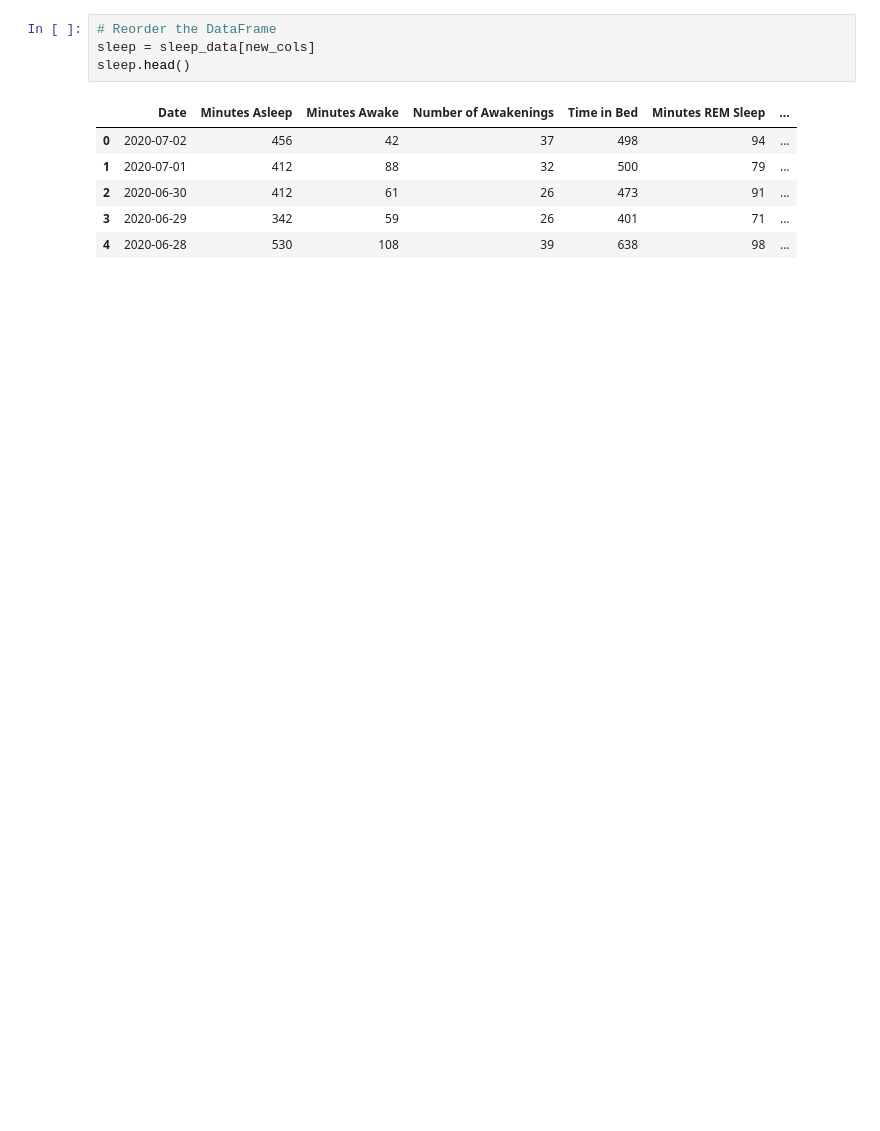
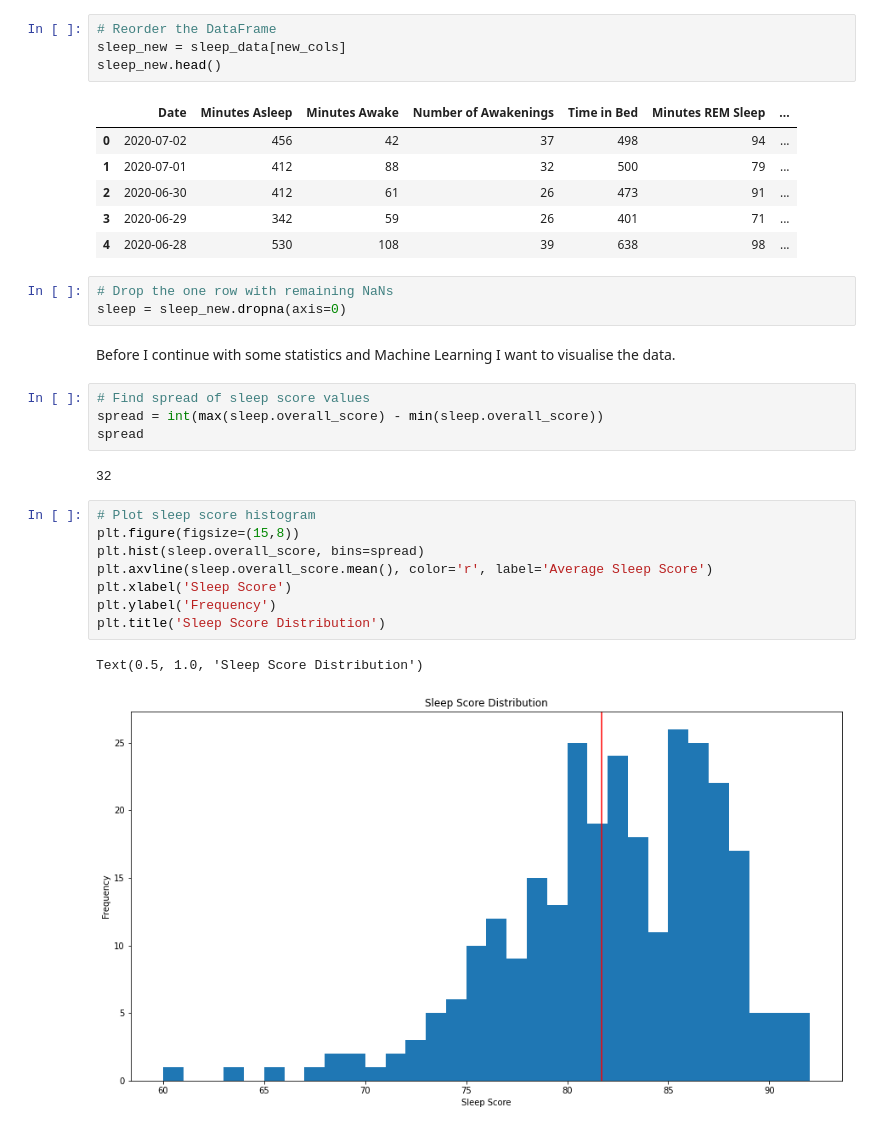
Before and after one commit to JoBe10/Fitbit-Sleep-Score, a Jupyter notebook: Sleep_Scores/Sleep_Score_Deconstruction.ipynb, the cells around one changed output. Drawn from its saved outputs; the diff is of its cells as text; blank space fills up the shorter version.

```diff
--- a/Sleep_Scores/Sleep_Score_Deconstruction.ipynb
+++ b/Sleep_Scores/Sleep_Score_Deconstruction.ipynb
@@ -154,8 +157,8 @@ new_cols
  'restlessness']
 # %%
 # Reorder the DataFrame
-sleep = sleep_data[new_cols]
-sleep.head()
+sleep_new = sleep_data[new_cols]
+sleep_new.head()
 # %% [output]
 |  | Date | Minutes Asleep | Minutes Awake | Number of Awakenings | Time in Bed | Minutes REM Sleep | ... |
 | 0 | 2020-07-02 | 456 | 42 | 37 | 498 | 94 | ... |
@@ -163,3 +166,25 @@ sleep.head()
 | 2 | 2020-06-30 | 412 | 61 | 26 | 473 | 91 | ... |
 | 3 | 2020-06-29 | 342 | 59 | 26 | 401 | 71 | ... |
 | 4 | 2020-06-28 | 530 | 108 | 39 | 638 | 98 | ... |
+# %%
+# Drop the one row with remaining NaNs
+sleep = sleep_new.dropna(axis=0)
+# %% [markdown]
+Before I continue with some statistics and Machine Learning I want to visualise the data.
+# %%
+# Find spread of sleep score values
+spread = int(max(sleep.overall_score) - min(sleep.overall_score))
+spread
+# %% [output]
+32
+# %%
+# Plot sleep score histogram
+plt.figure(figsize=(15,8))
+plt.hist(sleep.overall_score, bins=spread)
+plt.axvline(sleep.overall_score.mean(), color='r', label='Average Sleep Score')
+plt.xlabel('Sleep Score')
+plt.ylabel('Frequency')
+plt.title('Sleep Score Distribution')
+# %% [output]
+Text(0.5, 1.0, 'Sleep Score Distribution')
+[figure, added]
```
Also changed, not shown: parts of 13 cells of this notebook.
